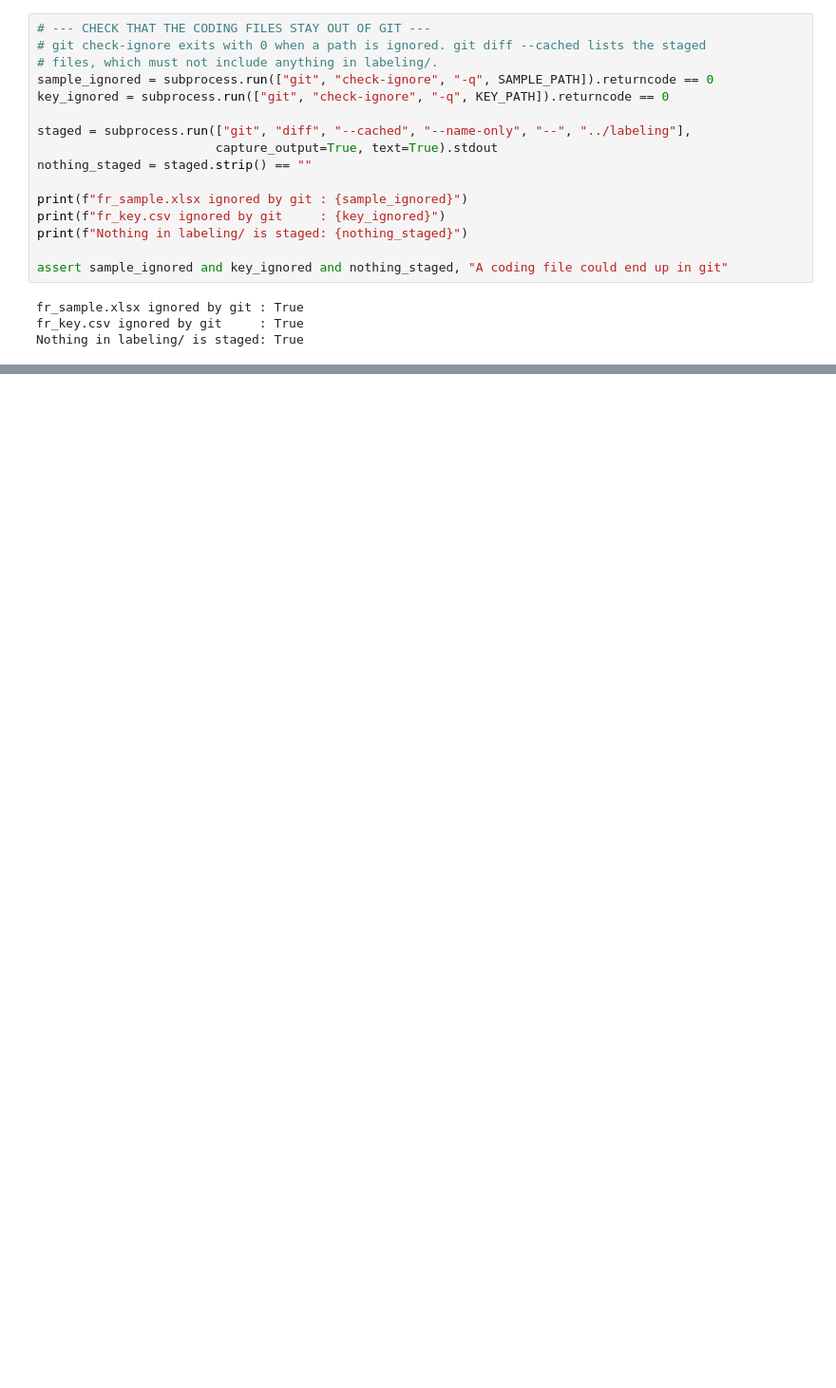
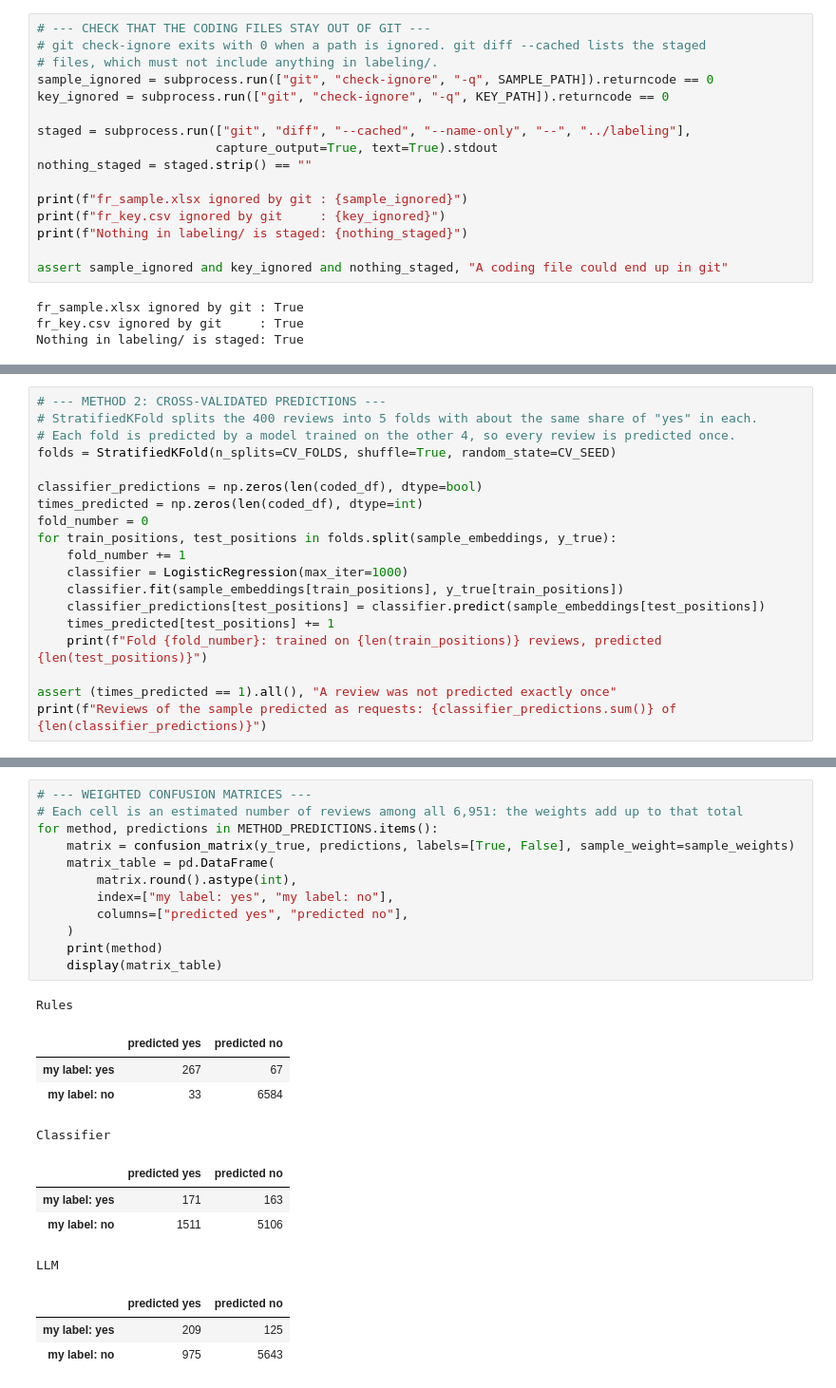
Before and after one commit to paolotroia-datavizlab/trenord-reviews-bertopic, a Jupyter notebook: notebooks/09_feature_requests.ipynb, the cells around one changed output, grey strips where cells are left out. Shown at 95% size. Drawn from its saved outputs; the diff is of its cells as text; blank space fills up the shorter version.

```diff
--- a/notebooks/09_feature_requests.ipynb
+++ b/notebooks/09_feature_requests.ipynb
@@ -340,0 +556,19 @@ Nothing in labeling/ is staged: True
+# %%
+# --- METHOD 2: CROSS-VALIDATED PREDICTIONS ---
+# StratifiedKFold splits the 400 reviews into 5 folds with about the same share of "yes" in each.
+# Each fold is predicted by a model trained on the other 4, so every review is predicted once.
+folds = StratifiedKFold(n_splits=CV_FOLDS, shuffle=True, random_state=CV_SEED)
+
+classifier_predictions = np.zeros(len(coded_df), dtype=bool)
+times_predicted = np.zeros(len(coded_df), dtype=int)
+fold_number = 0
+for train_positions, test_positions in folds.split(sample_embeddings, y_true):
+    fold_number += 1
+    classifier = LogisticRegression(max_iter=1000)
+    classifier.fit(sample_embeddings[train_positions], y_true[train_positions])
+    classifier_predictions[test_positions] = classifier.predict(sample_embeddings[test_positions])
+    times_predicted[test_positions] += 1
+    print(f"Fold {fold_number}: trained on {len(train_positions)} reviews, predicted {len(test_positions)}")
+
+assert (times_predicted == 1).all(), "A review was not predicted exactly once"
+print(f"Reviews of the sample predicted as requests: {classifier_predictions.sum()} of {len(classifier_predictions)}")
@@ -340,0 +872,25 @@ Nothing in labeling/ is staged: True
+# %%
+# --- WEIGHTED CONFUSION MATRICES ---
+# Each cell is an estimated number of reviews among all 6,951: the weights add up to that total
+for method, predictions in METHOD_PREDICTIONS.items():
+    matrix = confusion_matrix(y_true, predictions, labels=[True, False], sample_weight=sample_weights)
+    matrix_table = pd.DataFrame(
+        matrix.round().astype(int),
+        index=["my label: yes", "my label: no"],
+        columns=["predicted yes", "predicted no"],
+    )
+    print(method)
+    display(matrix_table)
+# %% [output]
+Rules
+|  | predicted yes | predicted no |
+| my label: yes | 267 | 67 |
+| my label: no | 33 | 6584 |
+Classifier
+|  | predicted yes | predicted no |
+| my label: yes | 171 | 163 |
+| my label: no | 1511 | 5106 |
+LLM
+|  | predicted yes | predicted no |
+| my label: yes | 209 | 125 |
+| my label: no | 975 | 5643 |
```
Also changed, not shown: parts of 29 cells of this notebook, 2 other files.
